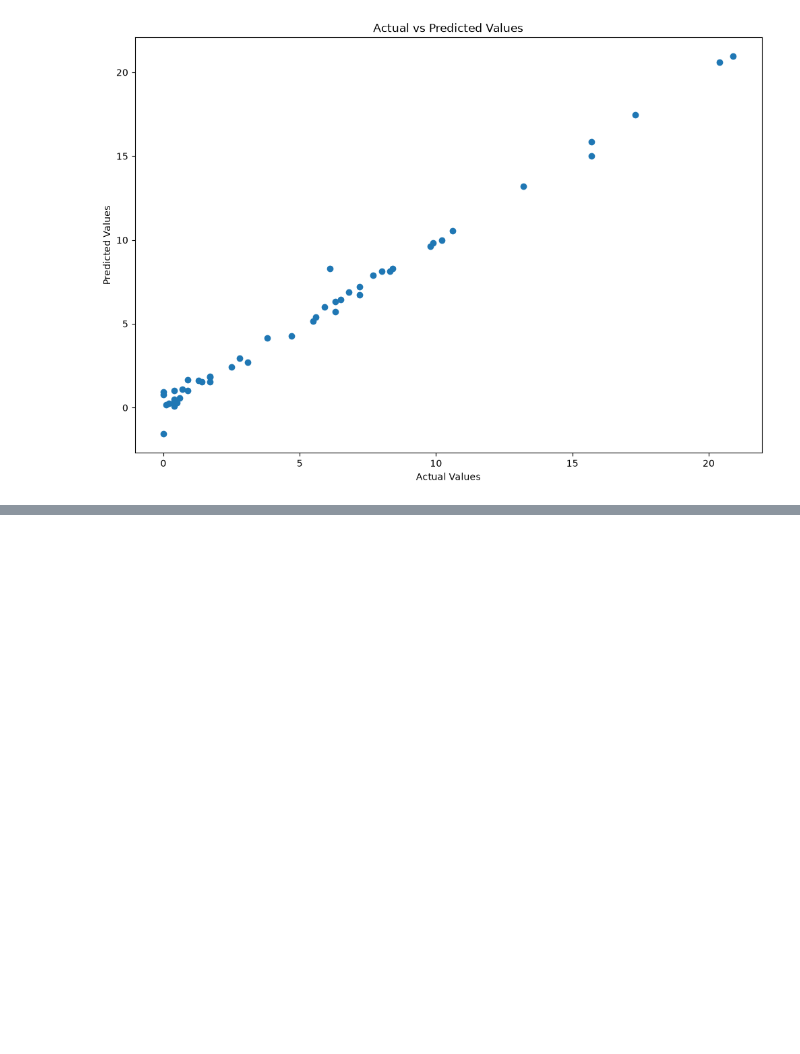
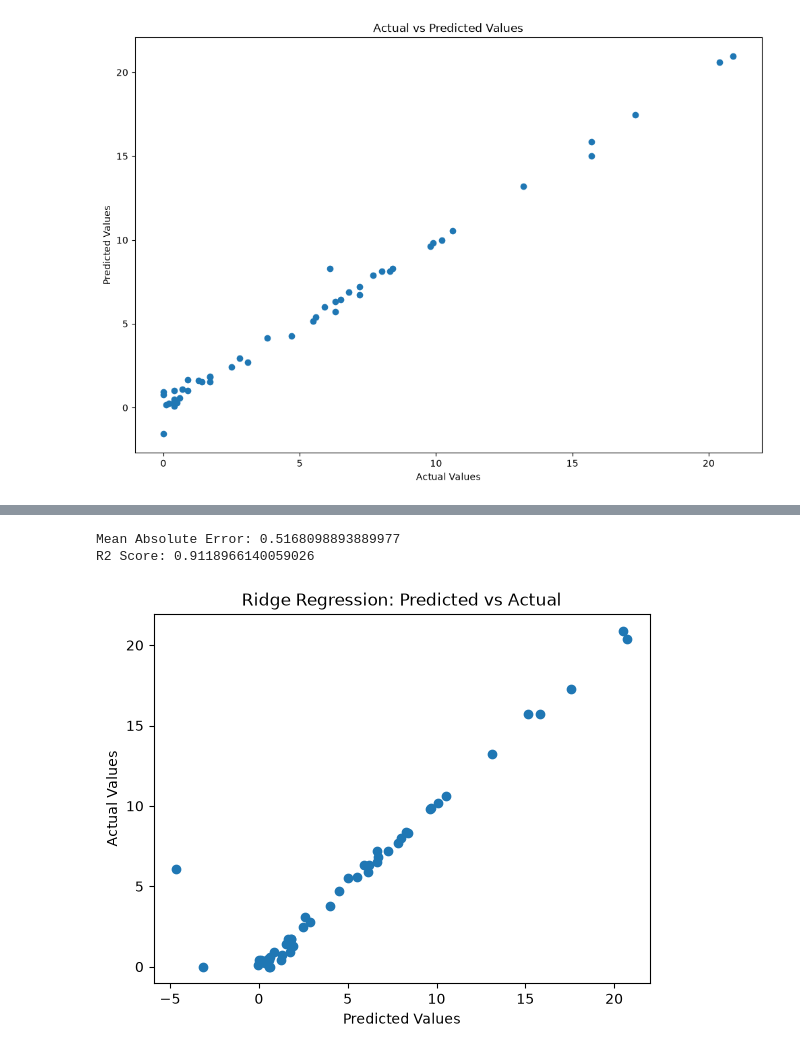
Before and after one commit to nanjundachitra100-del/python-programming_udemy, a Jupyter notebook: ML/feature_engineering.ipynb, the cells around one changed output, grey strips where cells are left out. Saved outputs shown, nothing was run; the diff lists cells and outputs as text; code cells hidden in the pictures; blank space fills up the shorter version.

```diff
--- a/ML/feature_engineering.ipynb
+++ b/ML/feature_engineering.ipynb
@@ -131,0 +152,20 @@ plt.show()
+# %%
+#Ridge Regression
+from sklearn.linear_model import Ridge
+from sklearn.metrics import mean_absolute_error,r2_score
+ridge=Ridge()
+ridge.fit(X_train_poly,y_train)
+y_pred_ridge=ridge.predict(X_test_poly)
+mae=mean_absolute_error(y_test,y_pred_ridge)
+print("Mean Absolute Error:", mae)
+r2_score_ridge=r2_score(y_test,y_pred_ridge)
+print("R2 Score:", r2_score_ridge)
+plt.scatter(y_pred_ridge,y_test)
+plt.xlabel("Predicted Values")
+plt.ylabel("Actual Values")
+plt.title("Ridge Regression: Predicted vs Actual")
+plt.show()
+# %% [output]
+Mean Absolute Error: 0.5168098893889977
+R2 Score: 0.9118966140059026
+[figure, added]
```
Also changed, not shown: parts of 1 cell of this notebook.
